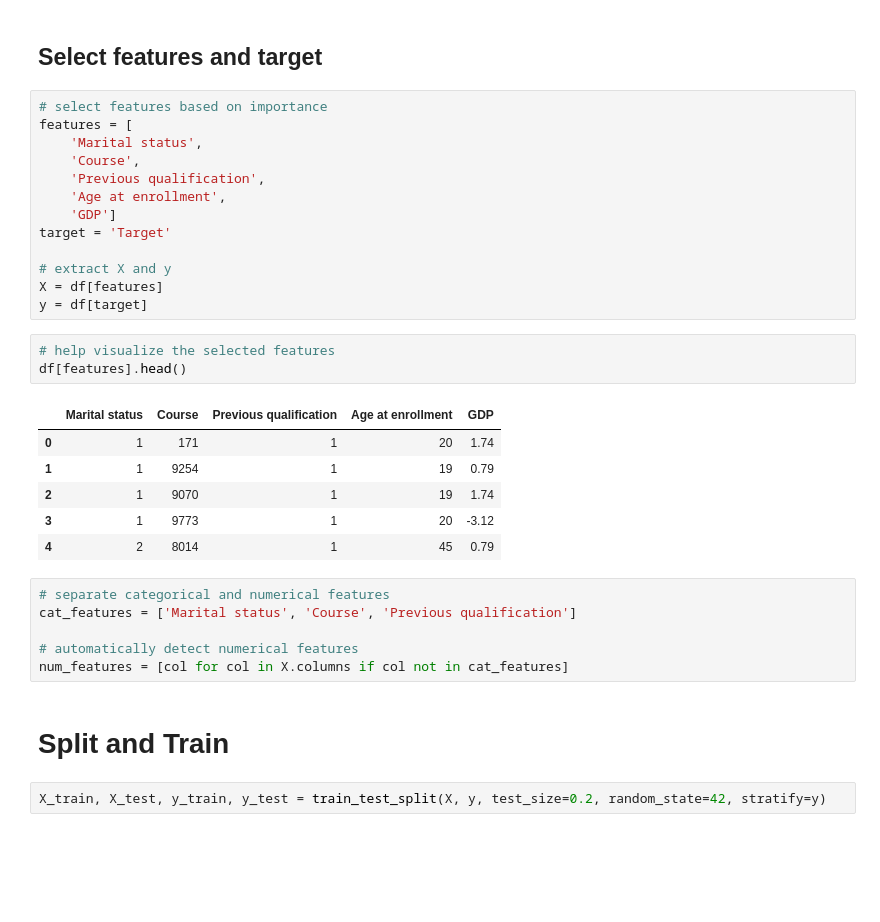
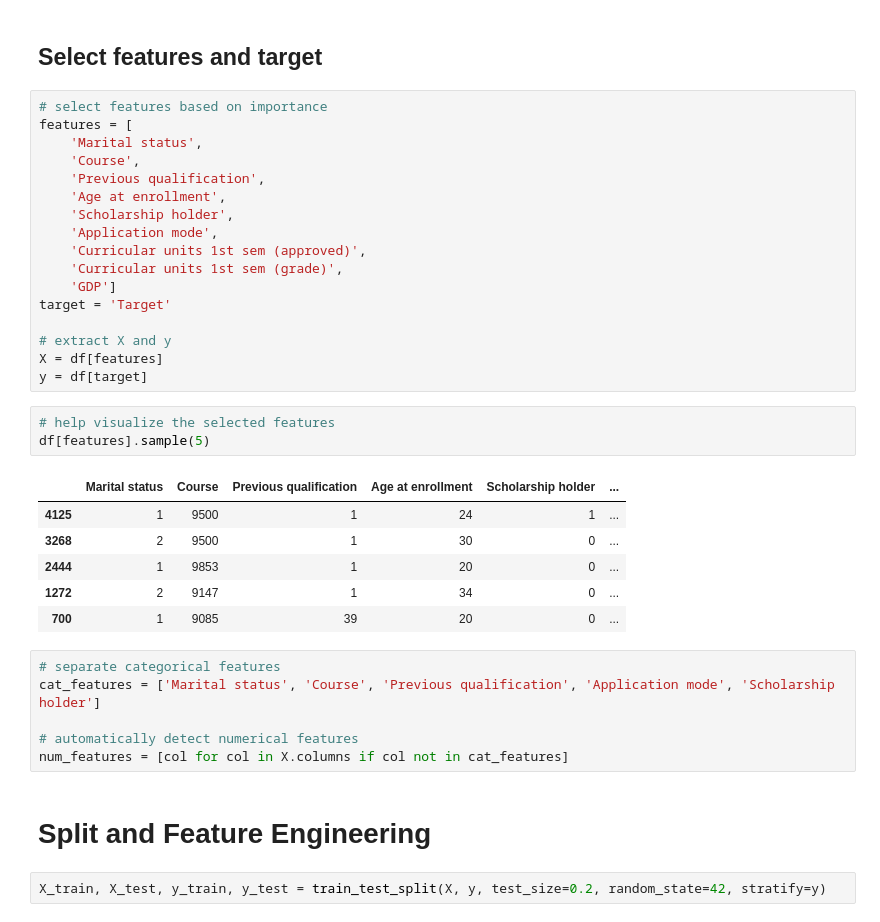
Before and after one commit to utidolas/MachineLearningLab, a Jupyter notebook: labMultClass.ipynb, the cells around one changed output. Drawn from its saved outputs; the diff is of its cells as text; blank space fills up the shorter version.

Commit message:
68/64 acc train/test

```diff
--- a/labMultClass.ipynb
+++ b/labMultClass.ipynb
@@ -100,6 +100,10 @@ features = [
     'Course',
     'Previous qualification',
     'Age at enrollment',
+    'Scholarship holder',
+    'Application mode',
+    'Curricular units 1st sem (approved)',
+    'Curricular units 1st sem (grade)',
     'GDP']
 target = 'Target'
 
@@ -108,22 +112,22 @@ X = df[features]
 y = df[target]
 # %%
 # help visualize the selected features
-df[features].head()
+df[features].sample(5)
 # %% [output]
-|  | Marital status | Course | Previous qualification | Age at enrollment | GDP |
-| 0 | 1 | 171 | 1 | 20 | 1.74 |
-| 1 | 1 | 9254 | 1 | 19 | 0.79 |
-| 2 | 1 | 9070 | 1 | 19 | 1.74 |
-| 3 | 1 | 9773 | 1 | 20 | -3.12 |
-| 4 | 2 | 8014 | 1 | 45 | 0.79 |
+|  | Marital status | Course | Previous qualification | Age at enrollment | Scholarship holder | ... |
+| 4125 | 1 | 9500 | 1 | 24 | 1 | ... |
+| 3268 | 2 | 9500 | 1 | 30 | 0 | ... |
+| 2444 | 1 | 9853 | 1 | 20 | 0 | ... |
+| 1272 | 2 | 9147 | 1 | 34 | 0 | ... |
+| 700 | 1 | 9085 | 39 | 20 | 0 | ... |
 # %%
-# separate categorical and numerical features
-cat_features = ['Marital status', 'Course', 'Previous qualification']
+# separate categorical features
+cat_features = ['Marital status', 'Course', 'Previous qualification', 'Application mode', 'Scholarship holder']
 
 # automatically detect numerical features
 num_features = [col for col in X.columns if col not in cat_features]
 # %% [markdown]
-# Split and Train
+# Split and Feature Engineering
 # %%
 X_train, X_test, y_train, y_test = train_test_split(X, y, test_size=0.2, random_state=42, stratify=y)
 # %% [markdown]
```
Also changed, not shown: parts of 9 cells of this notebook.
